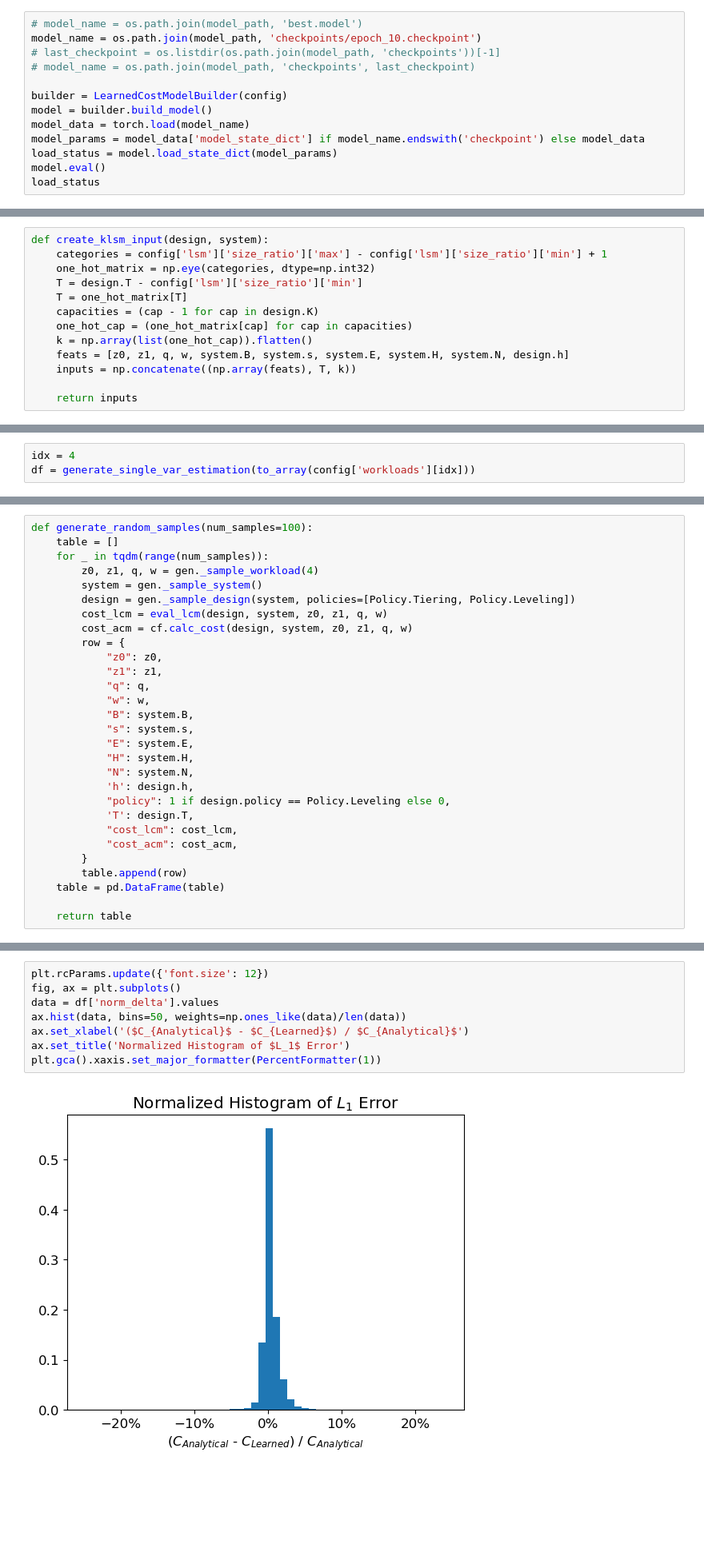
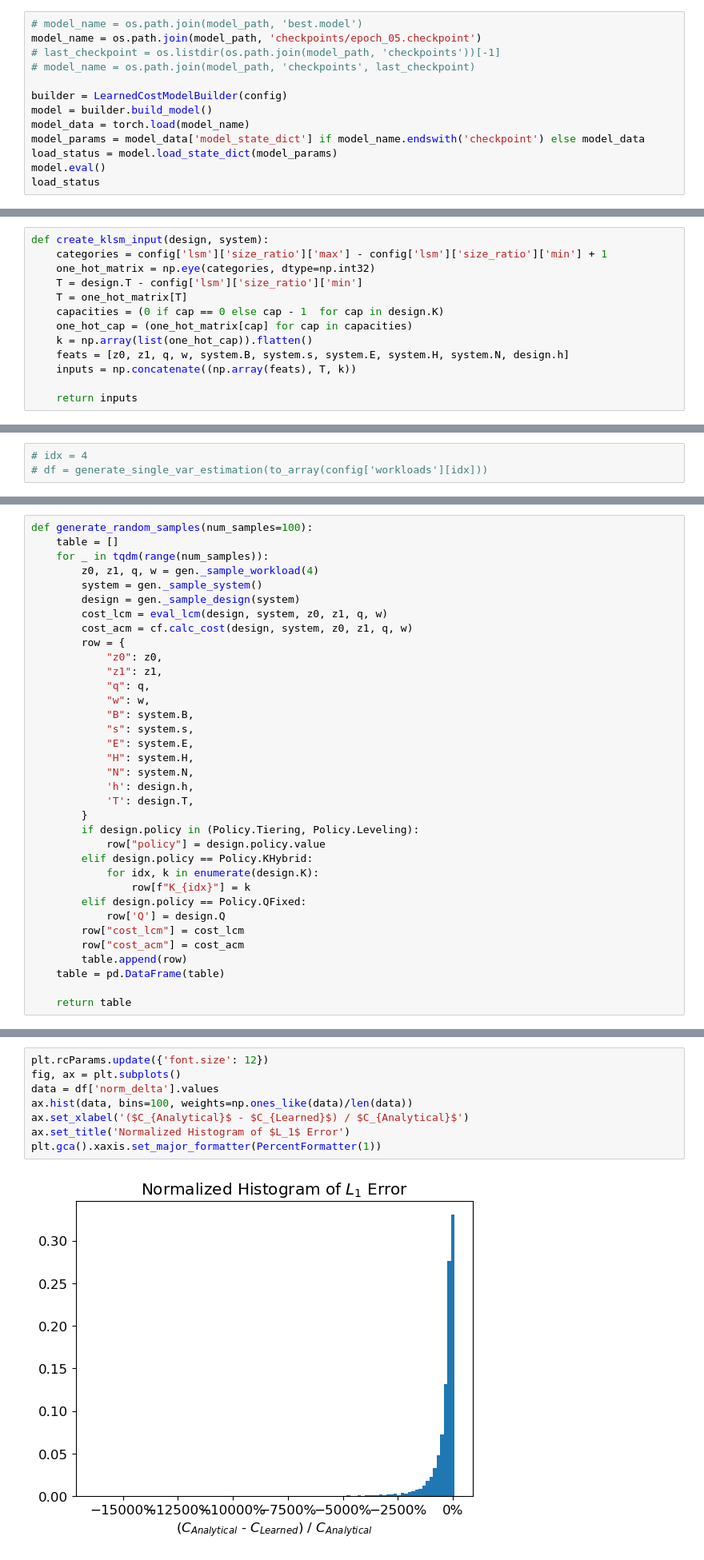
Before and after one commit to ephoris/endure-jupyter, a Jupyter notebook: experiments/00_lcm_eval.ipynb, the cells around one changed output, grey strips where cells are left out. Shown at 80% size. Cells and saved outputs as stored; diff of their text form; blank space fills up the shorter version.

```diff
--- a/experiments/00_lcm_eval.ipynb
+++ b/experiments/00_lcm_eval.ipynb
@@ -83,7 +85,7 @@ losses
 ## Model
 # %%
 # model_name = os.path.join(model_path, 'best.model')
-model_name = os.path.join(model_path, 'checkpoints/epoch_10.checkpoint')
+model_name = os.path.join(model_path, 'checkpoints/epoch_05.checkpoint')
 # last_checkpoint = os.listdir(os.path.join(model_path, 'checkpoints'))[-1]
 # model_name = os.path.join(model_path, 'checkpoints', last_checkpoint)
 
@@ -152,7 +154,7 @@ def create_klsm_input(design, system):
     one_hot_matrix = np.eye(categories, dtype=np.int32)
     T = design.T - config['lsm']['size_ratio']['min']
     T = one_hot_matrix[T]
-    capacities = (cap - 1 for cap in design.K)
+    capacities = (0 if cap == 0 else cap - 1  for cap in design.K)
     one_hot_cap = (one_hot_matrix[cap] for cap in capacities)
     k = np.array(list(one_hot_cap)).flatten()
     feats = [z0, z1, q, w, system.B, system.s, system.E, system.H, system.N, design.h]
@@ -224,4 +226,4 @@ def generate_single_var_estimation(wl, system=None):
 # %%
-idx = 4
-df = generate_single_var_estimation(to_array(config['workloads'][idx]))
+# idx = 4
+# df = generate_single_var_estimation(to_array(config['workloads'][idx]))
 # %%
@@ -263,7 +252,7 @@ def generate_random_samples(num_samples=100):
     for _ in tqdm(range(num_samples)):
         z0, z1, q, w = gen._sample_workload(4)
         system = gen._sample_system()
-        design = gen._sample_design(system, policies=[Policy.Tiering, Policy.Leveling])
+        design = gen._sample_design(system)
         cost_lcm = eval_lcm(design, system, z0, z1, q, w)
         cost_acm = cf.calc_cost(design, system, z0, z1, q, w)
         row = {
@@ -277,11 +266,17 @@ def generate_random_samples(num_samples=100):
             "H": system.H,
             "N": system.N,
             'h': design.h,
-            "policy": 1 if design.policy == Policy.Leveling else 0,
             'T': design.T,
-            "cost_lcm": cost_lcm,
-            "cost_acm": cost_acm,
         }
+        if design.policy in (Policy.Tiering, Policy.Leveling):
+            row["policy"] = design.policy.value
+        elif design.policy == Policy.KHybrid:
+            for idx, k in enumerate(design.K):
+                row[f"K_{idx}"] = k
+        elif design.policy == Policy.QFixed:
+            row['Q'] = design.Q
+        row["cost_lcm"] = cost_lcm
+        row["cost_acm"] = cost_acm
         table.append(row)
     table = pd.DataFrame(table)
 
@@ -310,10 +305,10 @@ df.sort_values(by='norm_delta', ascending=False)
 # %%
 plt.rcParams.update({'font.size': 12})
 fig, ax = plt.subplots()
 data = df['norm_delta'].values
-ax.hist(data, bins=50, weights=np.ones_like(data)/len(data))
+ax.hist(data, bins=100, weights=np.ones_like(data)/len(data))
 ax.set_xlabel('($C_{Analytical}$ - $C_{Learned}$) / $C_{Analytical}$')
 ax.set_title('Normalized Histogram of $L_1$ Error')
 plt.gca().xaxis.set_major_formatter(PercentFormatter(1))
 # %% [output]
-[figure, old version]
+[figure, new version]
```
Also changed, not shown: parts of 6 cells of this notebook.
